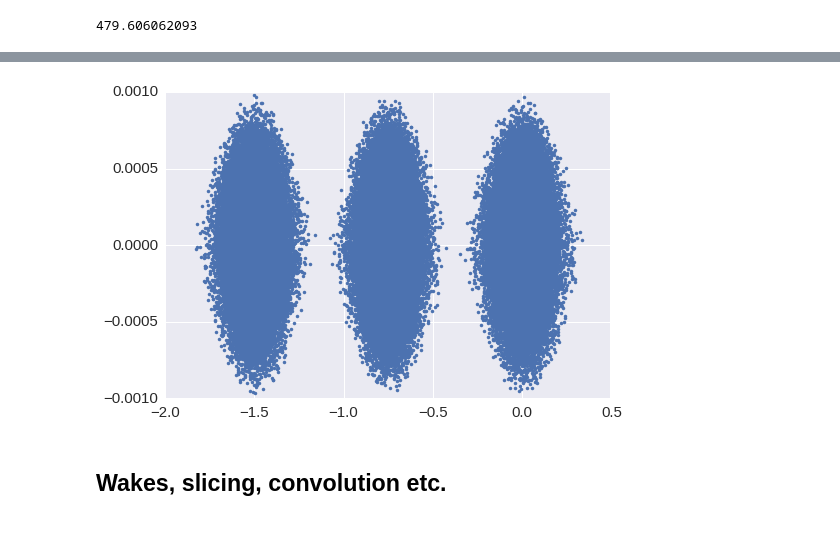
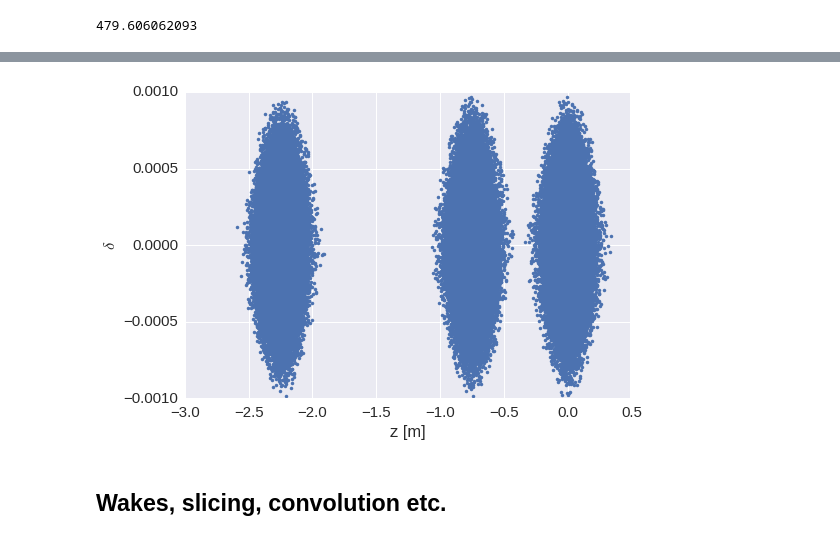
Before and after one commit to like2000/PyHEADTAIL_Tutorials, a Jupyter notebook: examples/001e_experiment_wakes.ipynb, the cells around one changed output, grey strips where cells are left out. Cells and saved outputs as stored; diff of their text form; code cells hidden in the pictures.

```diff
--- a/examples/001e_experiment_wakes.ipynb
+++ b/examples/001e_experiment_wakes.ipynb
@@ -43,7 +41,8 @@ rfbucket = RFBucket(
     alpha_array=[alpha], p_increment=0,
     harmonic_list=[h1], voltage_list=[V1], phi_offset_list=[0])
 # %%
-dt = [0, 2.5e-9, 5e-9]
+dt = (0, 2.5e-9, 7.5e-9)
+epsn_z = (0.35, 0.35, 0.35)
 # %%
 bunches = [
     ParticleGenerator(
@@ -52,7 +51,7 @@ bunches = [
         circumference=26658.883,
         distribution_x=gaussian2D(2e-6),
         distribution_y=gaussian2D(2e-6),
-        distribution_z=RF_bucket_distribution(rfbucket, epsn_z=0.35)
+        distribution_z=RF_bucket_distribution(rfbucket, epsn_z=epsn_z[i])
     ).generate() for i in xrange(3)]
 # %% [output]
 *** Maximum RMS emittance 0.888689919173eV s.
@@ -81,15 +80,17 @@ allbunches = sum(bunches)
 # %%
 # fig, (ax1, ax2, ax3) = plt.subplots(3, figsize=(6,6))
 # ax1.plot(bunch.x, bunch.xp, '.')
 # ax2.plot(bunch.y, bunch.yp, '.')
 # ax3.plot(bunch.z, bunch.dp, '.')
 # ax3.set_ylim(-max(abs(bunch.dp))-1e-4, max(abs(bunch.dp))+1e-4)
 # plt.show()
 
 plt.plot(allbunches.z, allbunches.dp, '.')
+plt.xlabel("z [m]")
+plt.ylabel(r"$\delta$")
 plt.show()
 # %% [output]
-[figure, old version]
+[figure, new version]
 # %% [markdown]
 ## Wakes, slicing, convolution etc.
 # %% [markdown]
```
Also changed, not shown: parts of 5 cells of this notebook, 1 other file.
